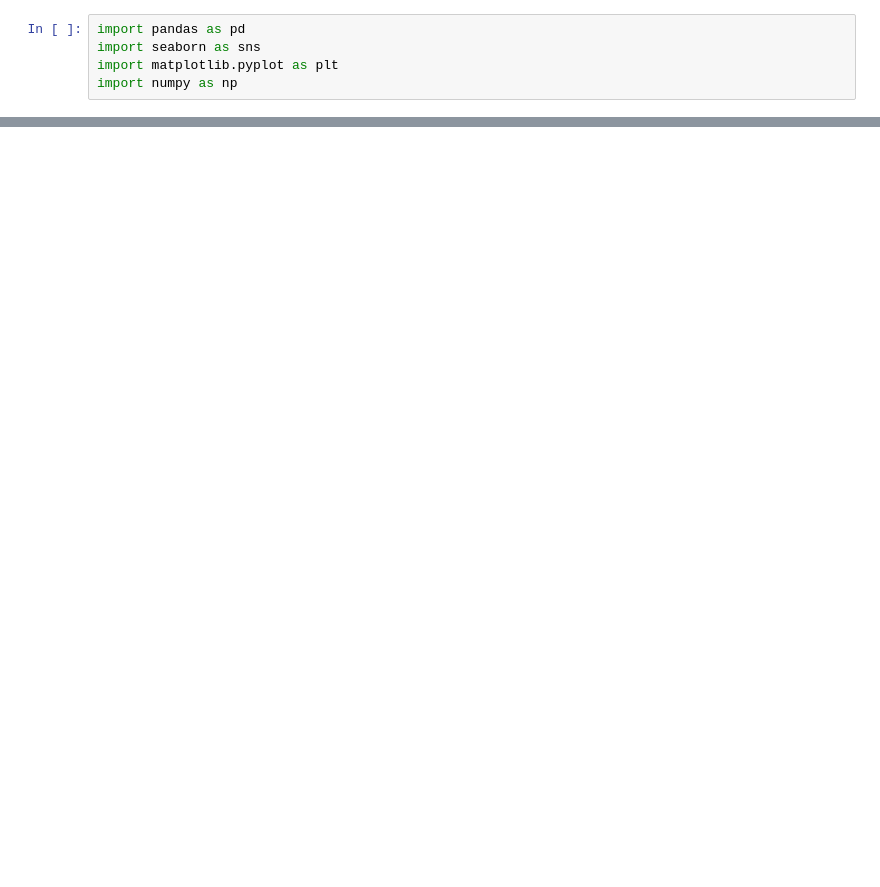
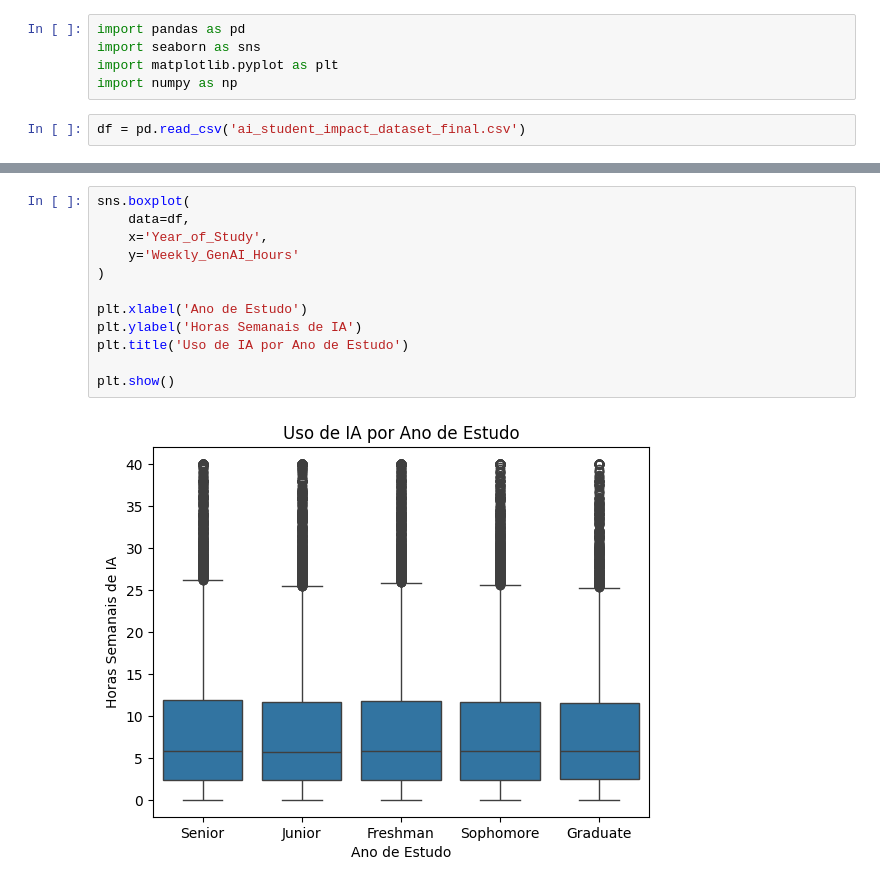
Before and after one commit to vinicuervo/Treinamento-ScitecJr-2026, a Jupyter notebook: aula3/atividade 3.ipynb, the cells around one changed output, grey strips where cells are left out. Saved outputs shown, nothing was run; the diff lists cells and outputs as text; blank space fills up the shorter version.

Commit message:
nova análise 'Uso de IA por Ano de Estudo'

```diff
--- a/aula3/atividade 3.ipynb
+++ b/aula3/atividade 3.ipynb
@@ -3,6 +3,8 @@ import pandas as pd
 import seaborn as sns
 import matplotlib.pyplot as plt
 import numpy as np
+# %%
+df = pd.read_csv('ai_student_impact_dataset_final.csv')
 # %%
 sns.boxplot(
     data=df,
@@ -82,0 +97,14 @@ plt.show()
+# %%
+sns.boxplot(
+    data=df,
+    x='Year_of_Study',
+    y='Weekly_GenAI_Hours'
+)
+
+plt.xlabel('Ano de Estudo')
+plt.ylabel('Horas Semanais de IA')
+plt.title('Uso de IA por Ano de Estudo')
+
+plt.show()
+# %% [output]
+[figure, added]
```
Also changed, not shown: parts of 6 cells of this notebook.
